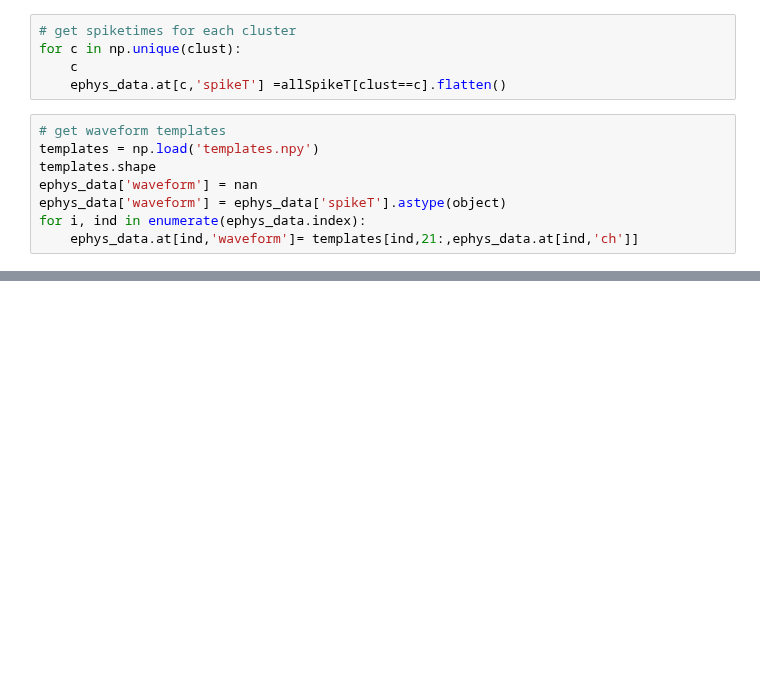
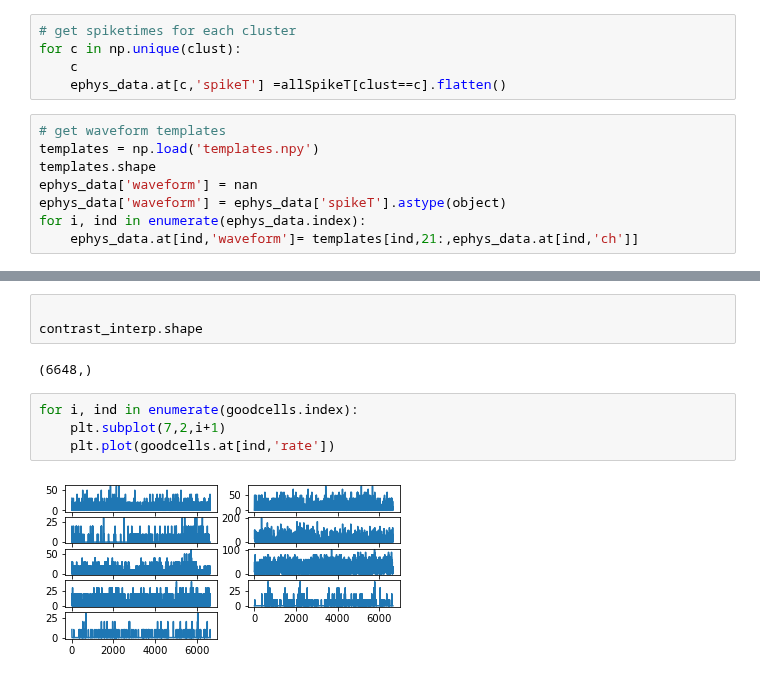
Before and after one commit to nielllab/FreelyMovingEphys, a Jupyter notebook: spikes_cmn.ipynb, the cells around one changed output, grey strips where cells are left out. Cells and saved outputs as stored; diff of their text form; blank space fills up the shorter version.

```diff
--- a/spikes_cmn.ipynb
+++ b/spikes_cmn.ipynb
@@ -159,0 +304,11 @@ Int64Index([ 0,  1,  2,  3,  4,  5,  6,  7,  8,  9, 10, 11, 12, 13, 14, 15, 16,
+# %%
+
+contrast_interp.shape
+# %% [output]
+(6648,)
+# %%
+for i, ind in enumerate(goodcells.index):
+    plt.subplot(7,2,i+1)
+    plt.plot(goodcells.at[ind,'rate'])
+# %% [output]
+[figure, added]
```
Also changed, not shown: parts of 39 cells of this notebook.
